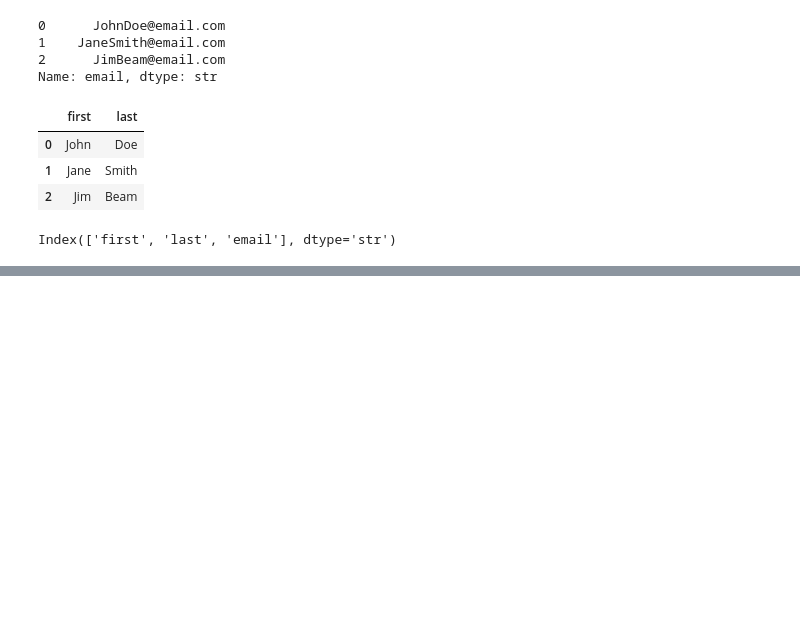
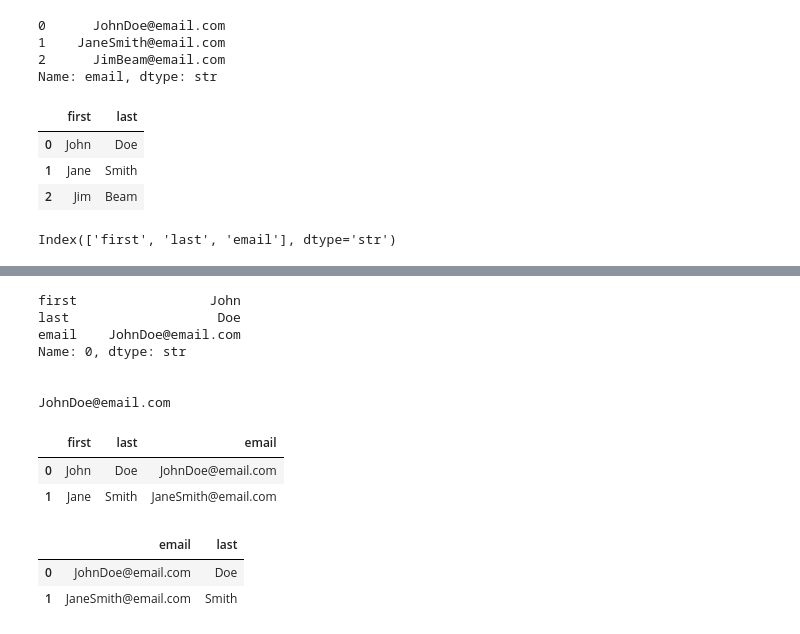
Before and after one commit to noname7321/vscodepractice, a Jupyter notebook: python/pandas_practice/pandas_understand.ipynb, the cells around one changed output, grey strips where cells are left out. Cells and saved outputs as stored; diff of their text form; code cells hidden in the pictures; blank space fills up the shorter version.

```diff
--- a/python/pandas_practice/pandas_understand.ipynb
+++ b/python/pandas_practice/pandas_understand.ipynb
@@ -50,0 +70,23 @@ Index(['first', 'last', 'email'], dtype='str')
+# %%
+print(df.loc[0]) # access first row by label, returns a Series
+print('\n')
+print(df.loc[0,'email'])  # access first row, email column
+print('\n')
+df.loc[[0,1]]
+# %% [output]
+first                 John
+last                   Doe
+email    JohnDoe@email.com
+Name: 0, dtype: str
+
+
+JohnDoe@email.com
+|  | first | last | email |
+| 0 | John | Doe | JohnDoe@email.com |
+| 1 | Jane | Smith | JaneSmith@email.com |
+# %%
+df.loc[[0,1],['email','last']]  # access first and second rows, email and last columns
+# %% [output]
+|  | email | last |
+| 0 | JohnDoe@email.com | Doe |
+| 1 | JaneSmith@email.com | Smith |
```
Also changed, not shown: parts of 3 cells of this notebook, 1 other file.
